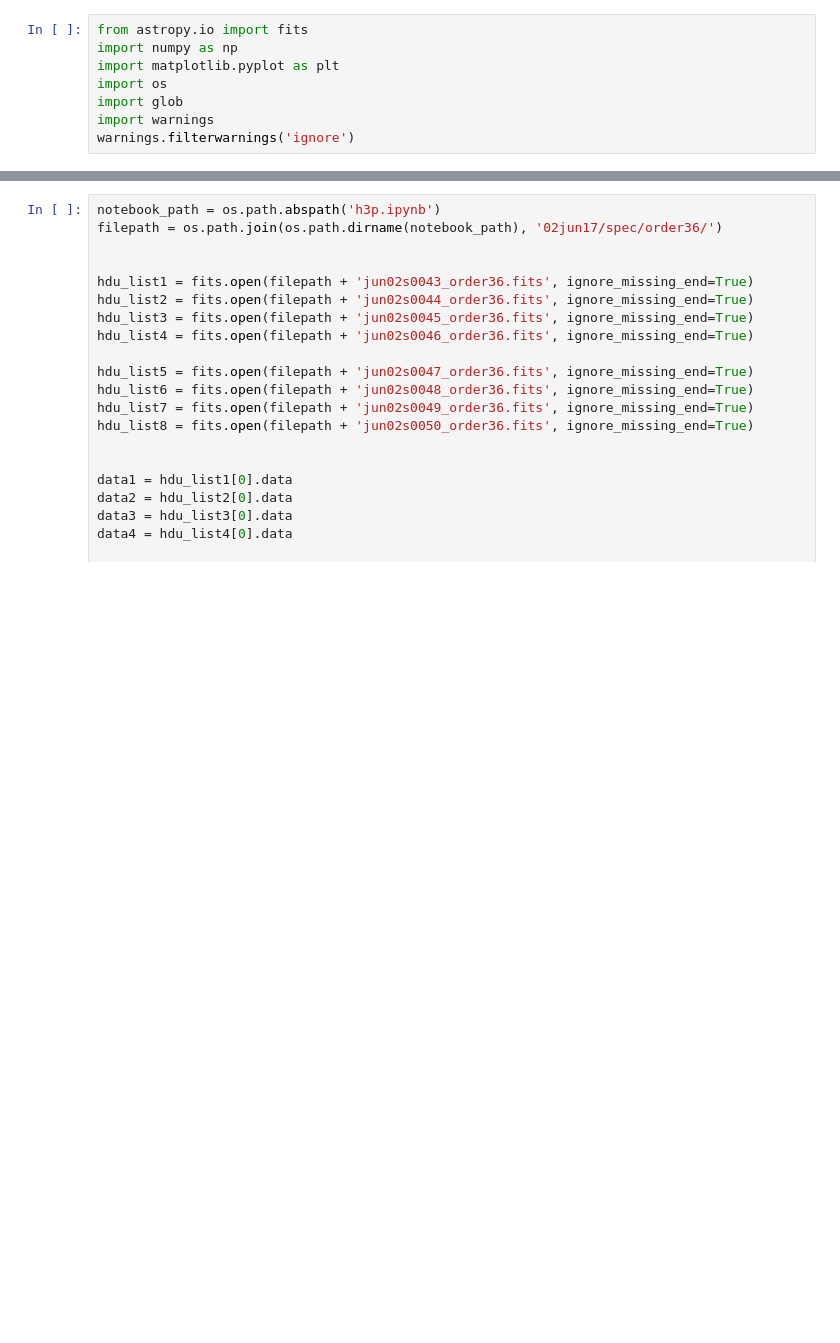
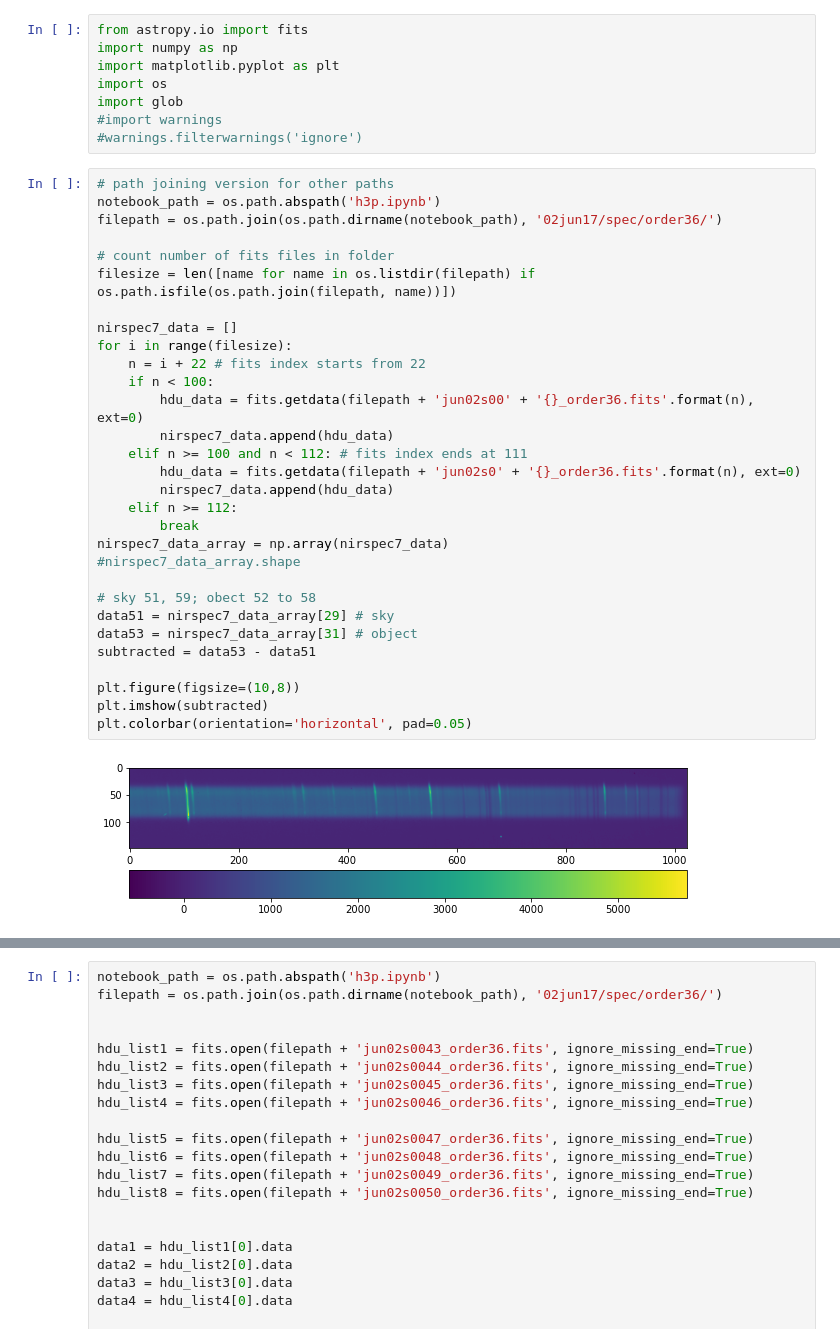
Before and after one commit to ruoyanwangdr/Dynamics-of-Jovian-Infrared-Auroral-Ionosphere-and-Thermosphere, a Jupyter notebook: h3p.ipynb, the cells around one changed output, grey strips where cells are left out. Saved outputs shown, nothing was run; the diff lists cells and outputs as text; blank space fills up the shorter version.

```diff
--- a/h3p.ipynb
+++ b/h3p.ipynb
@@ -4,5 +4,37 @@ import numpy as np
 import matplotlib.pyplot as plt
 import os
 import glob
-import warnings
-warnings.filterwarnings('ignore')
+#import warnings
+#warnings.filterwarnings('ignore')
+# %%
+# path joining version for other paths
+notebook_path = os.path.abspath('h3p.ipynb')
+filepath = os.path.join(os.path.dirname(notebook_path), '02jun17/spec/order36/')
+
+# count number of fits files in folder
+filesize = len([name for name in os.listdir(filepath) if os.path.isfile(os.path.join(filepath, name))])
+
+nirspec7_data = []
+for i in range(filesize):
+    n = i + 22 # fits index starts from 22
+    if n < 100:
+        hdu_data = fits.getdata(filepath + 'jun02s00' + '{}_order36.fits'.format(n), ext=0)
+        nirspec7_data.append(hdu_data)
+    elif n >= 100 and n < 112: # fits index ends at 111
+        hdu_data = fits.getdata(filepath + 'jun02s0' + '{}_order36.fits'.format(n), ext=0)
+        nirspec7_data.append(hdu_data)
+    elif n >= 112:
+        break
+nirspec7_data_array = np.array(nirspec7_data)
+#nirspec7_data_array.shape
+
+# sky 51, 59; obect 52 to 58
+data51 = nirspec7_data_array[29] # sky
+data53 = nirspec7_data_array[31] # object
+subtracted = data53 - data51
+
+plt.figure(figsize=(10,8))
+plt.imshow(subtracted)
+plt.colorbar(orientation='horizontal', pad=0.05)
+# %% [output]
+[figure, added]
```
Also changed, not shown: parts of 9 cells of this notebook.
